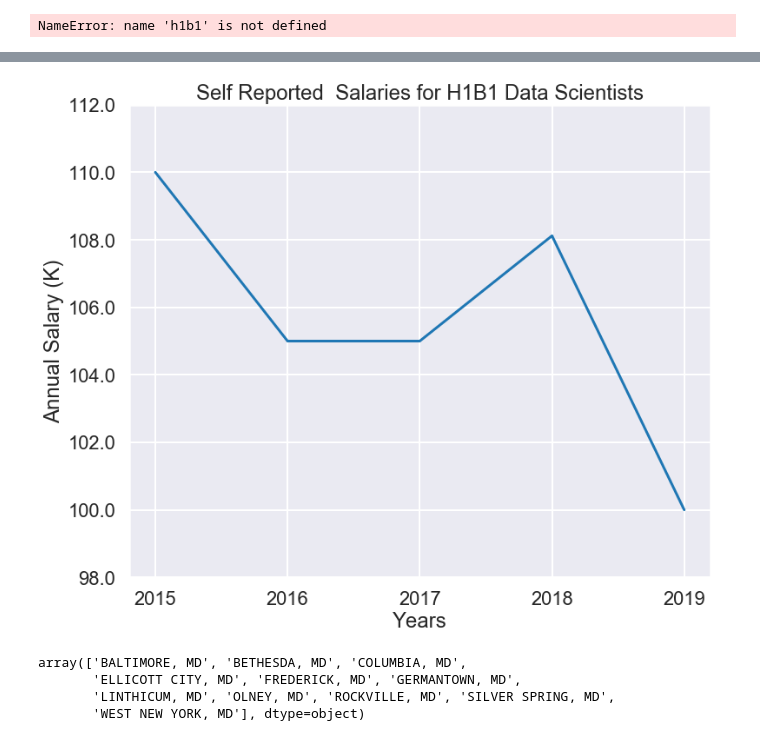
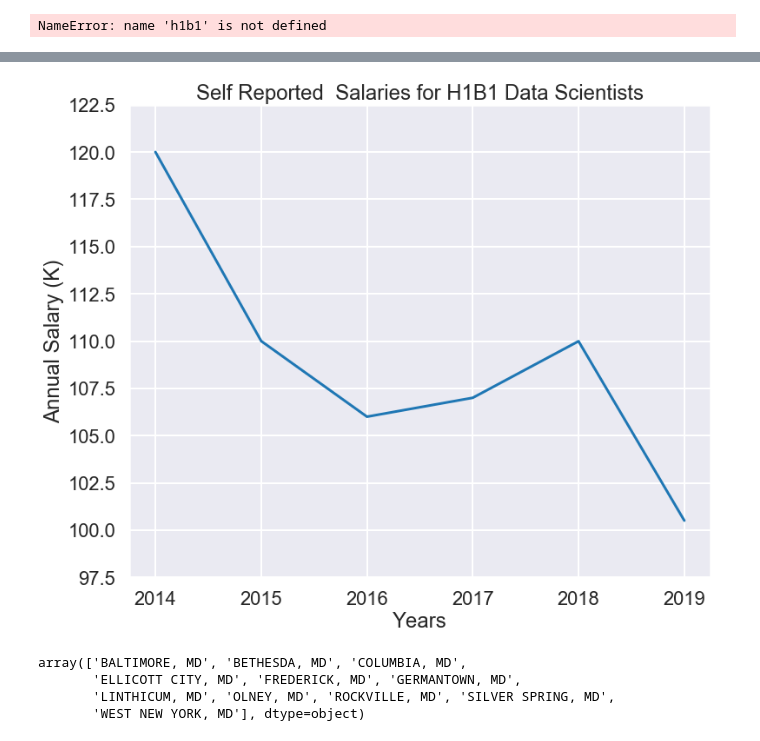
Before and after one commit to Jaboola9/Data_Scientist_Salaries_USA, a Jupyter notebook: SalariesNotebook.ipynb, the cells around one changed output, grey strips where cells are left out. Cells and saved outputs as stored; diff of their text form; code cells hidden in the pictures.

```diff
--- a/SalariesNotebook.ipynb
+++ b/SalariesNotebook.ipynb
@@ -216,16 +212,16 @@ plt.show()
 # %%
 fig = plt.figure(figsize = (12,10))
-ax = sns.lineplot(years[1:],h1b1.groupby('Year').Salary.median())
+ax = sns.lineplot(years,h1b1.groupby('Year').Salary.median())
 locs,labels = plt.yticks()
 ticks = ax.get_yticks()
 plt.yticks(locs, ticks/1000)
 plt.xlabel('Years')
 plt.ylabel('Annual Salary (K)')
 plt.title('Self Reported  Salaries for H1B1 Data Scientists')
 fig.savefig("h1b1_median.png")
 plt.show()
 # %% [output]
-[figure, old version]
+[figure, new version]
 # %%
 # Break out by industry and location
 # %%
```
Also changed, not shown: parts of 17 cells of this notebook, 6 other files.
